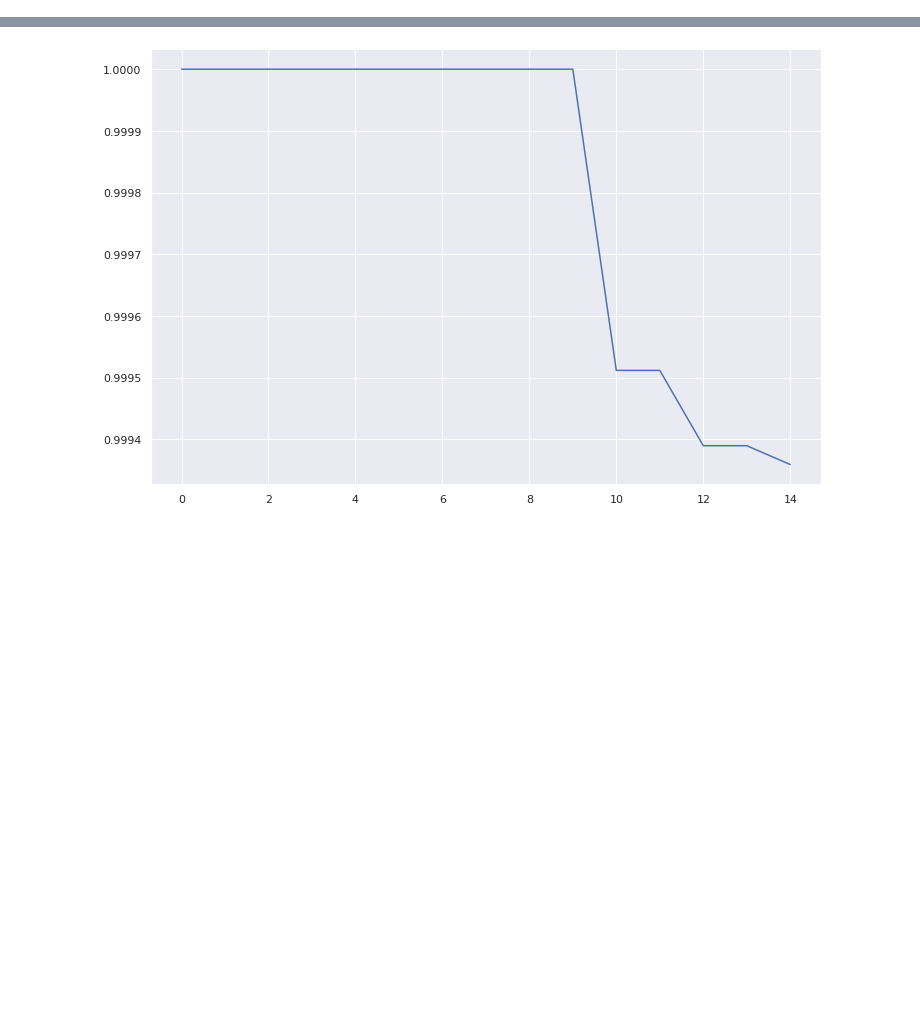
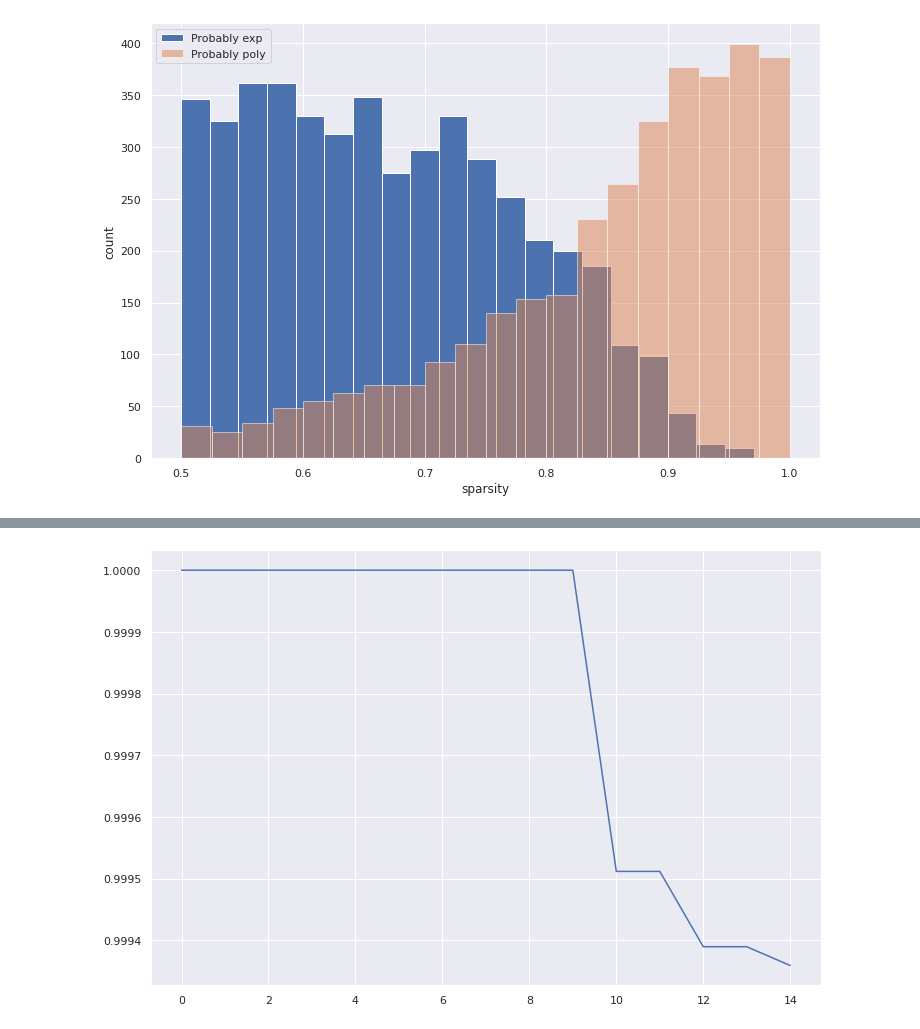
Before and after one commit to viantirreau/count-nfa, a Jupyter notebook: Random from matrices stats.ipynb, the cells around one changed output, grey strips where cells are left out. Drawn from its saved outputs; the diff is of its cells as text; code cells hidden in the pictures; blank space fills up the shorter version.

```diff
--- a/Random from matrices stats.ipynb
+++ b/Random from matrices stats.ipynb
@@ -36,0 +37,8 @@ sns.scatterplot(data=df, x="sparsity", y="last_density", hue="probably_exp")
+# %%
+df[df.probably_exp == True].sparsity.hist(bins=20, label="Probably exp")
+df[df.probably_exp == False].sparsity.hist(bins=20, alpha=0.5, label="Probably poly")
+plt.legend()
+plt.xlabel("sparsity")
+plt.ylabel("count");
+# %% [output]
+[figure, added]
```
Also changed, not shown: parts of 6 cells of this notebook, 2 other files.
